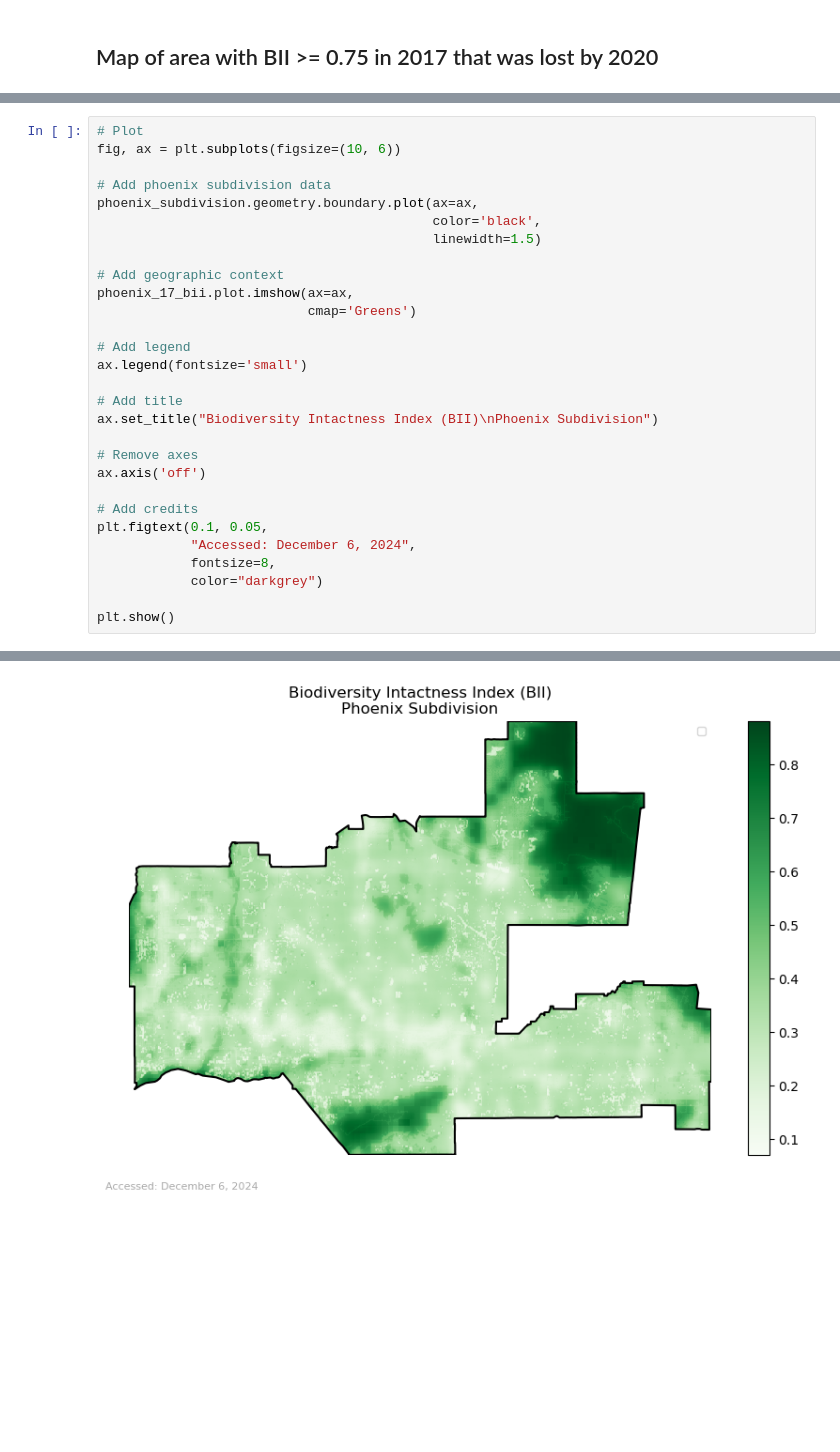
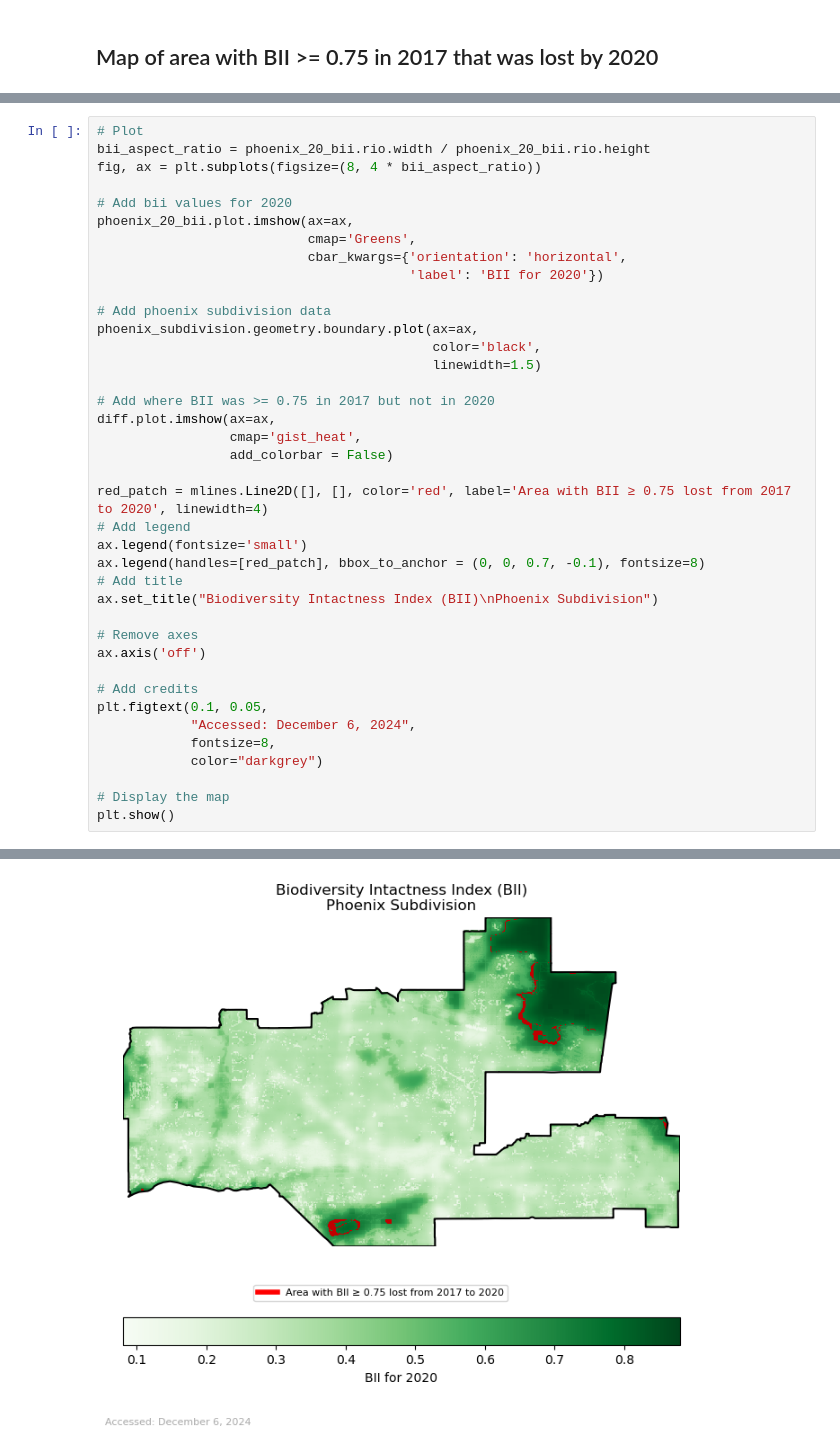
Before and after one commit to rfswick/EDS220-Final-Project, a Jupyter notebook: bii-changes-maricopa-county.ipynb, the cells around one changed output, grey strips where cells are left out. Drawn from its saved outputs; the diff is of its cells as text; blank space fills up the shorter version.

```diff
--- a/bii-changes-maricopa-county.ipynb
+++ b/bii-changes-maricopa-county.ipynb
@@ -432,32 +424,42 @@ NameError: name 'shapes' is not defined
 # %%
 # Plot
-fig, ax = plt.subplots(figsize=(10, 6))
+bii_aspect_ratio = phoenix_20_bii.rio.width / phoenix_20_bii.rio.height
+fig, ax = plt.subplots(figsize=(8, 4 * bii_aspect_ratio))
+
+# Add bii values for 2020
+phoenix_20_bii.plot.imshow(ax=ax,
+                           cmap='Greens',
+                           cbar_kwargs={'orientation': 'horizontal',
+                                        'label': 'BII for 2020'})
 
 # Add phoenix subdivision data
 phoenix_subdivision.geometry.boundary.plot(ax=ax,
                                            color='black',
                                            linewidth=1.5)
 
-# Add geographic context
-phoenix_17_bii.plot.imshow(ax=ax,
-                           cmap='Greens')
+# Add where BII was >= 0.75 in 2017 but not in 2020
+diff.plot.imshow(ax=ax,
+                 cmap='gist_heat',
+                 add_colorbar = False)
 
+red_patch = mlines.Line2D([], [], color='red', label='Area with BII ≥ 0.75 lost from 2017 to 2020', linewidth=4)
 # Add legend
 ax.legend(fontsize='small')
-
+ax.legend(handles=[red_patch], bbox_to_anchor = (0, 0, 0.7, -0.1), fontsize=8)
 # Add title
 ax.set_title("Biodiversity Intactness Index (BII)\nPhoenix Subdivision")
 
 # Remove axes
 ax.axis('off')
 
 # Add credits
 plt.figtext(0.1, 0.05,
             "Accessed: December 6, 2024",
             fontsize=8,
             color="darkgrey")
 
+# Display the map
 plt.show()
 # %% [output]
 No artists with labels found to put in legend.  Note that artists whose label start with an underscore are ignored when legend() is called with no argument.
-[figure, old version]
+[figure, new version]
```
Also changed, not shown: parts of 2 cells of this notebook.
